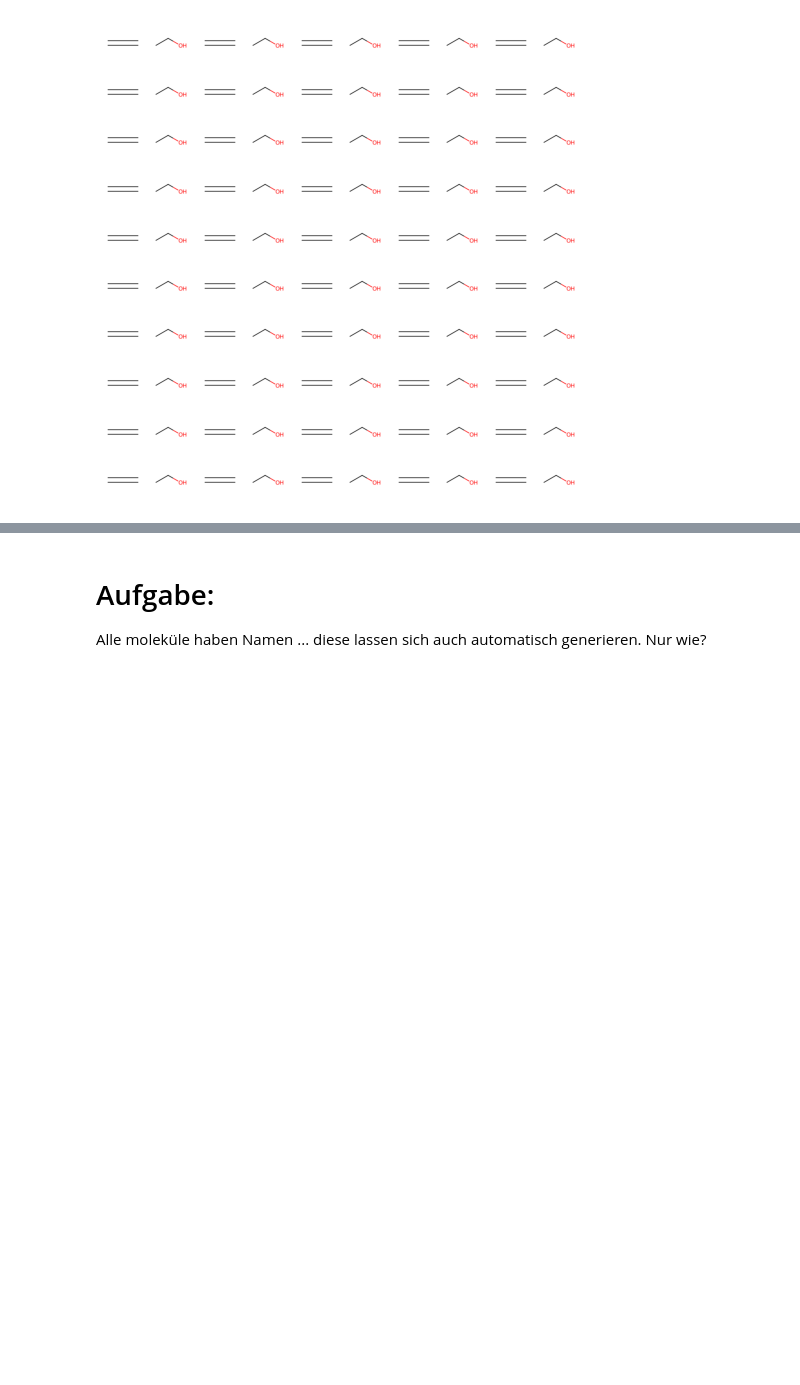
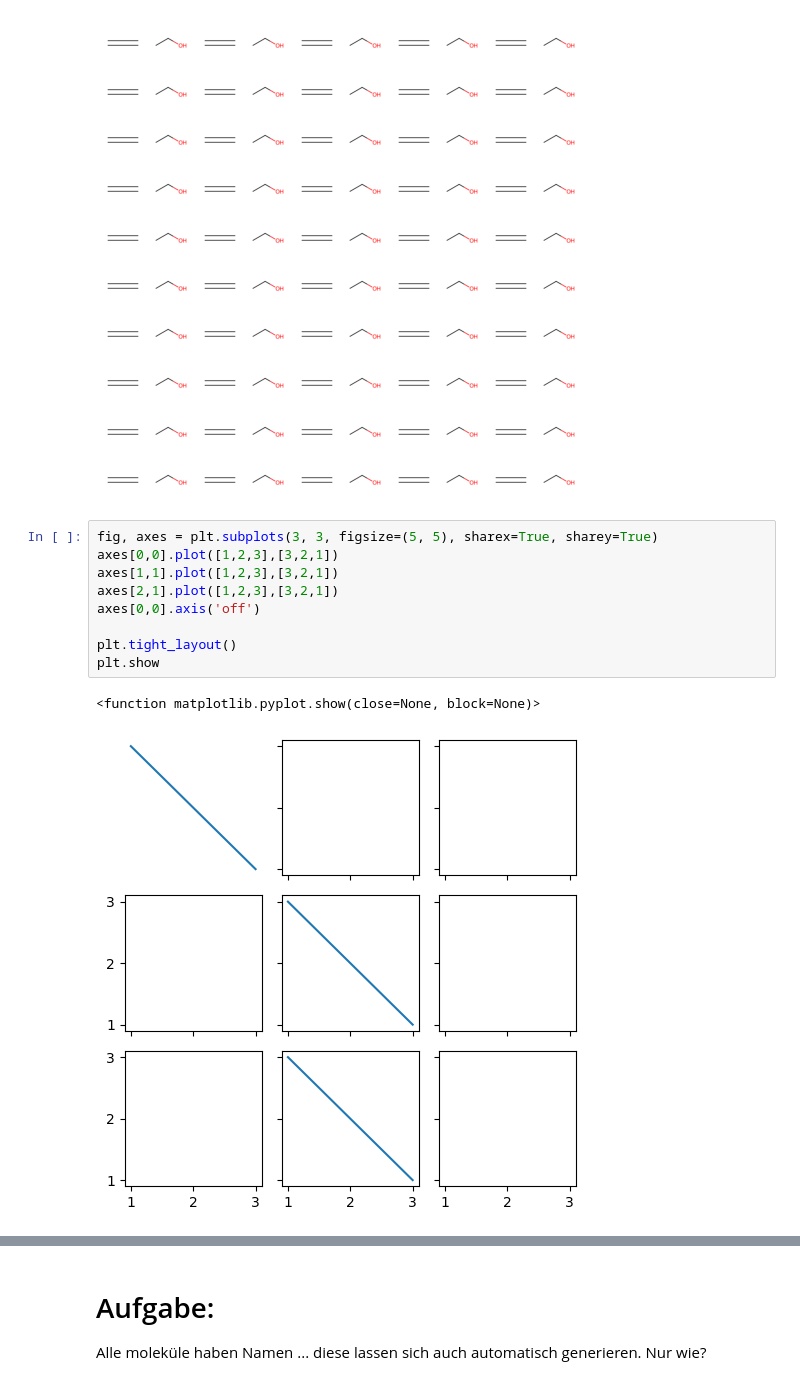
Before and after one commit to Lemonatix/how-to-python, a Jupyter notebook: chem_python/drawing_molecules2.ipynb, the cells around one changed output, grey strips where cells are left out. Drawn from its saved outputs; the diff is of its cells as text; blank space fills up the shorter version.

```diff
--- a/chem_python/drawing_molecules2.ipynb
+++ b/chem_python/drawing_molecules2.ipynb
@@ -223,6 +207,18 @@ plt.tight_layout()
 plt.show()
 # %% [output]
 [figure]
+# %%
+fig, axes = plt.subplots(3, 3, figsize=(5, 5), sharex=True, sharey=True)
+axes[0,0].plot([1,2,3],[3,2,1])
+axes[1,1].plot([1,2,3],[3,2,1])
+axes[2,1].plot([1,2,3],[3,2,1])
+axes[0,0].axis('off')
+
+plt.tight_layout()
+plt.show
+# %% [output]
+<function matplotlib.pyplot.show(close=None, block=None)>
+[figure, added]
 # %% [markdown]
 # Aufgabe:
 
```
Also changed, not shown: parts of 9 cells of this notebook, 2 other files.
